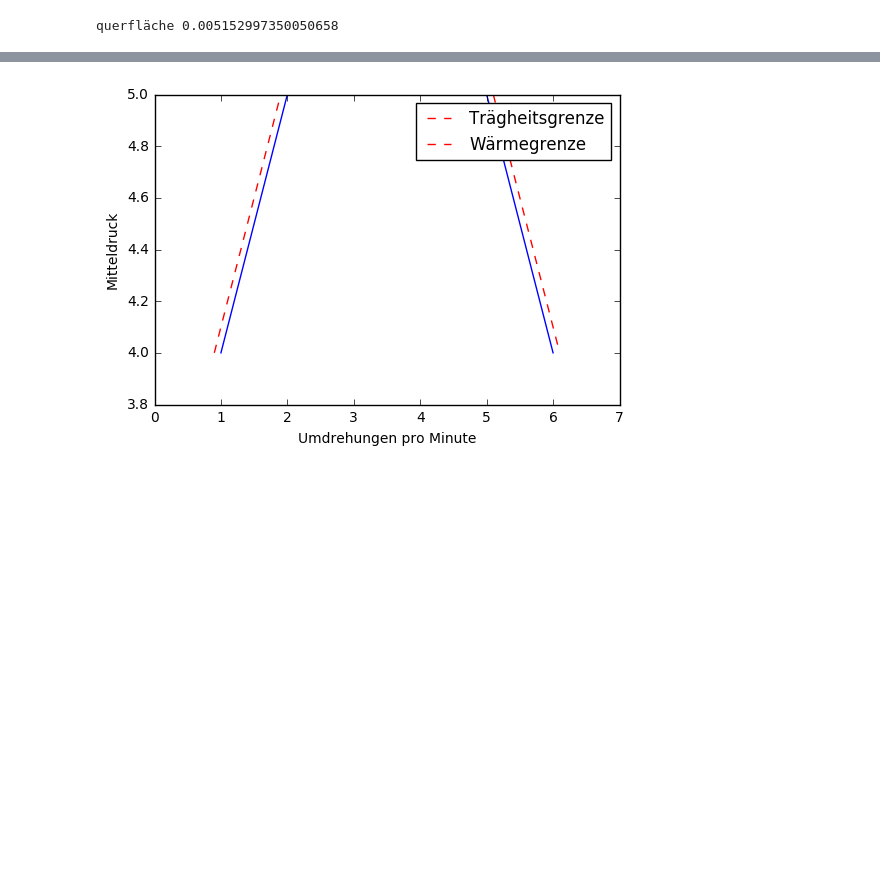
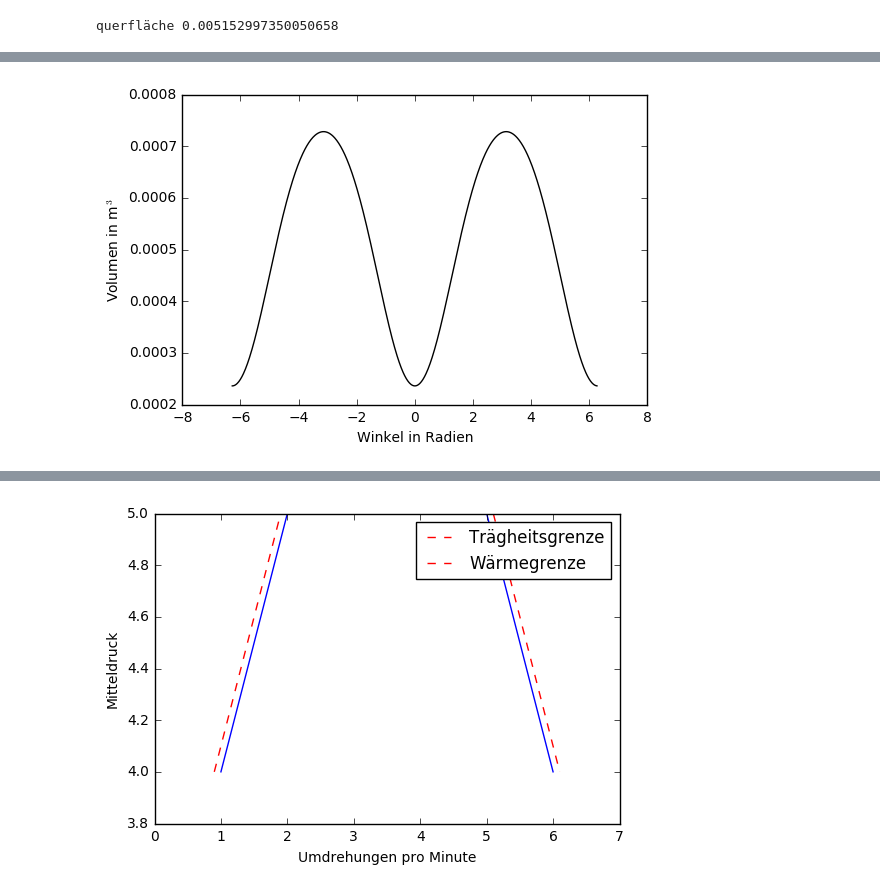
Before and after one commit to BMaxV/Motorkennfeldplot, a Jupyter notebook: main.ipynb, the cells around one changed output, grey strips where cells are left out. Saved outputs shown, nothing was run; the diff lists cells and outputs as text; code cells hidden in the pictures; blank space fills up the shorter version.

```diff
--- a/main.ipynb
+++ b/main.ipynb
@@ -69,3 +78,40 @@ phis,ps=get_phis_ps()
+# %%
+
+
+l=144*10**(-3)#in m pleuellänge
+r = Hubmax/2#(Vmax / A*2)
+lambda_s=r/l
+#print(r,l,(Vmax / A*2),lambda_s)
+def Hub(phi):
+    #some function
+    #fürs erste sollte der Sinus reichen
+
+    #dummy funktion
+    #h=(Komph+1/2*Hubmax+Hubmax*math.sin(phi+3/2*math.pi))
+    h = r * ( (1-math.cos(phi)) + 1/lambda_s * ( 1- (1-lambda_s**2 * math.sin(phi)**2)**0.5 ) )
+    #jetzt richtig
+    #
+    h+= Komph
+
+    return h
+
+
+#print(phis[0],phis[100],phis[300],phis[700])
+
+Vs=[]
+for phi in phis:
+    V=A*Hub(phi)
+
+    Vs.append(V)
+plt.plot(phis,Vs,color="black")
+plt.xlabel("Winkel in Radien")
+plt.ylabel("Volumen in m${^3}$")
+plt.savefig("VolumenWinkel.jpg")
+plt.show()
+
+plt.clf()
+# %% [output]
+[figure, added]
 # %%
 
 
```
Also changed, not shown: parts of 6 cells of this notebook.
